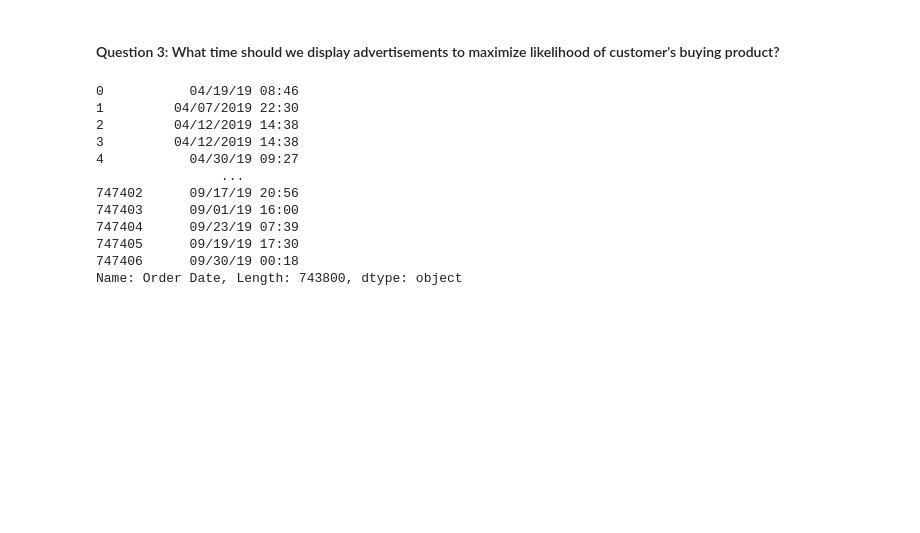
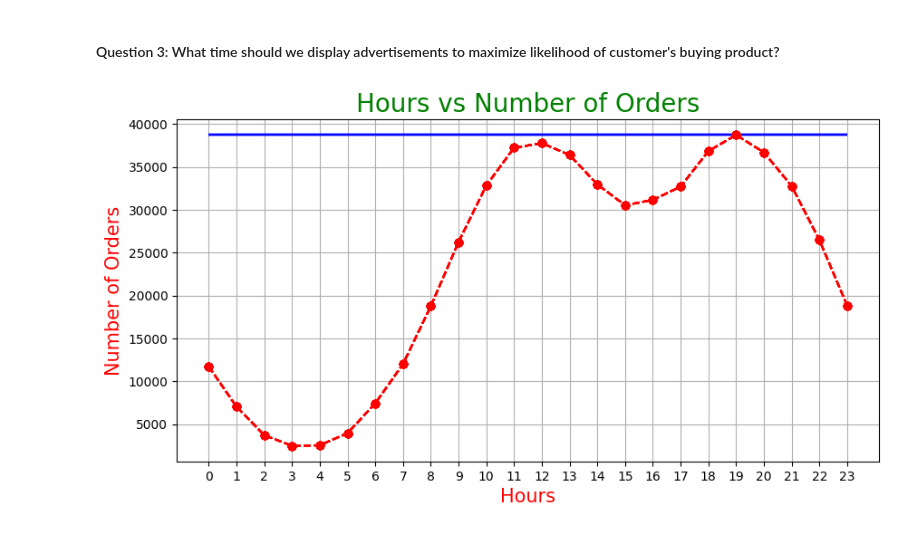
Before and after one commit to tejasnavalkhe/Data-Science, a Jupyter notebook: Sales_Analysis/Analysis.ipynb, the cells around one changed output. Saved outputs shown, nothing was run; the diff lists cells and outputs as text; code cells hidden in the pictures; blank space fills up the shorter version.

```diff
--- a/Sales_Analysis/Analysis.ipynb
+++ b/Sales_Analysis/Analysis.ipynb
@@ -176,17 +177,23 @@ plt.show()
 # %% [markdown]
 #### Question 3: What time should we display advertisements to maximize likelihood of customer's buying product?
 # %%
-all_data['Order Date']
+all_data['Order Date'] = pd.to_datetime(all_data['Order Date'])
-# %% [output]
-0           04/19/19 08:46
-1         04/07/2019 22:30
-2         04/12/2019 14:38
-3         04/12/2019 14:38
-4           04/30/19 09:27
-                ...
-747402      09/17/19 20:56
-747403      09/01/19 16:00
-747404      09/23/19 07:39
-747405      09/19/19 17:30
-747406      09/30/19 00:18
-Name: Order Date, Length: 743800, dtype: object
+# %%
+all_data['Hour'] = all_data['Order Date'].dt.hour
+all_data['Minute'] = all_data['Order Date'].dt.minute
+# %%
+hours = [hour for hour, df in all_data.groupby('Hour')]
+
+plt.figure(figsize=(10, 5), dpi=100)
+plt.plot(hours, all_data.groupby(['Hour']).count(), 'r--o')
+plt.title('Hours vs Number of Orders', fontsize=20, color='green')
+plt.xticks(hours)
+plt.xlabel('Hours', fontsize=15, color='red')
+plt.ylabel('Number of Orders', fontsize=15, color='red')
+
+plt.hlines(all_data.groupby(['Hour']).count().loc[19], 0, 23, color='blue')
+
+plt.grid()
+plt.show()
+# %% [output]
+[figure, added]
```
Also changed, not shown: parts of 17 cells of this notebook, 3 other files.
